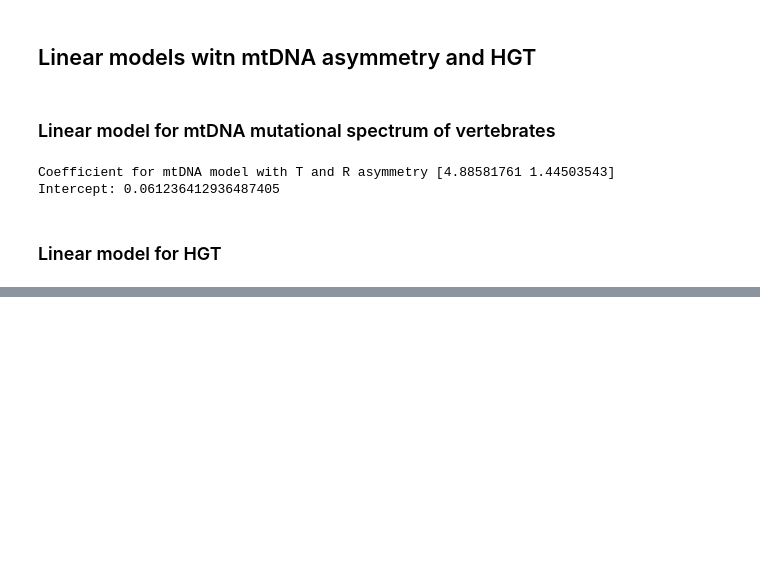
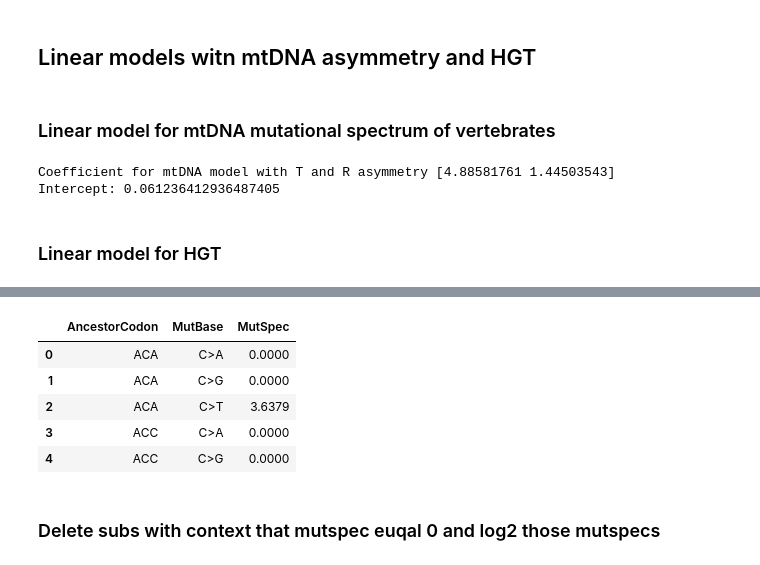
Before and after one commit to mitoclub/mtdna-192component-mutspec-chordata, a Jupyter notebook: scripts/asymmetry_TR.ipynb, the cells around one changed output, grey strips where cells are left out. Drawn from its saved outputs; the diff is of its cells as text; code cells hidden in the pictures; blank space fills up the shorter version.

```diff
--- a/scripts/asymmetry_TR.ipynb
+++ b/scripts/asymmetry_TR.ipynb
@@ -358,0 +381,11 @@ Intercept: 0.9304347131726552
+# %%
+def calc_mutspec_class(df: pd.DataFrame):
+    ms_cls = df.groupby(['Class','Mut'])['RawMutSpec'].sum().reset_index()
+    ms_cls["RawMutSpecSum"] = ms_cls.Class.map(ms_cls.groupby("Class").RawMutSpec.sum().to_dict())
+    ms_cls['MutSpec'] = ms_cls.RawMutSpec / ms_cls.RawMutSpecSum
+    ms_cls = ms_cls.drop(['RawMutSpec', 'RawMutSpecSum'], axis=1)
+
+    return ms_cls
+# %%
+fish_mut = calc_mutspec_class(mut_spec[mut_spec.Class == 'Actinopterygii'])
+aves_mut = calc_mutspec_class(mut_spec[mut_spec.Class == 'Aves'])
@@ -358,0 +394,17 @@ Intercept: 0.9304347131726552
+# %%
+fish_mut['MutBase'] = fish_mut.Mut.str.slice(2,5)
+fish_mut['AncestorCodon'] = fish_mut.Mut.str.get(0) + fish_mut.Mut.str.get(2) + fish_mut.Mut.str.get(-1)
+aves_mut['MutBase'] = aves_mut.Mut.str.slice(2,5)
+aves_mut['AncestorCodon'] = aves_mut.Mut.str.get(0) + aves_mut.Mut.str.get(2) + aves_mut.Mut.str.get(-1)
+# %%
+fish_96_comp = transform192_to96(asymmetry_df=assymetry, df_transform=fish_mut)
+aves_96_comp = transform192_to96(asymmetry_df=assymetry, df_transform=aves_mut)
+# %% [output]
+|  | AncestorCodon | MutBase | MutSpec |
+| 0 | ACA | C>A | 0.0000 |
+| 1 | ACA | C>G | 0.0000 |
+| 2 | ACA | C>T | 3.6379 |
+| 3 | ACC | C>A | 0.0000 |
+| 4 | ACC | C>G | 0.0000 |
+# %% [markdown]
+### Delete subs with context that mutspec euqal 0 and log2 those mutspecs
```
Also changed, not shown: parts of 13 cells of this notebook, 2 other files.
